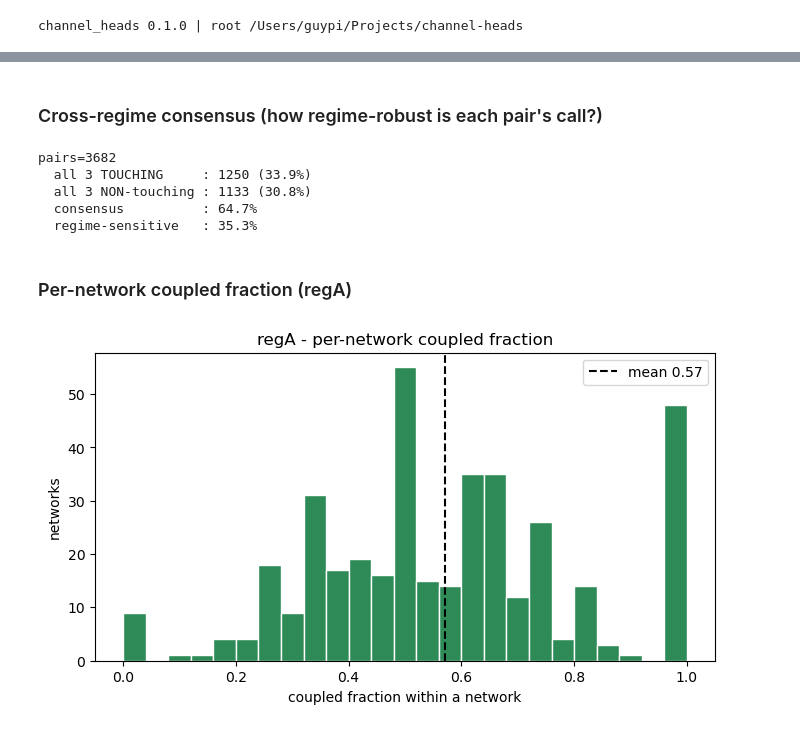
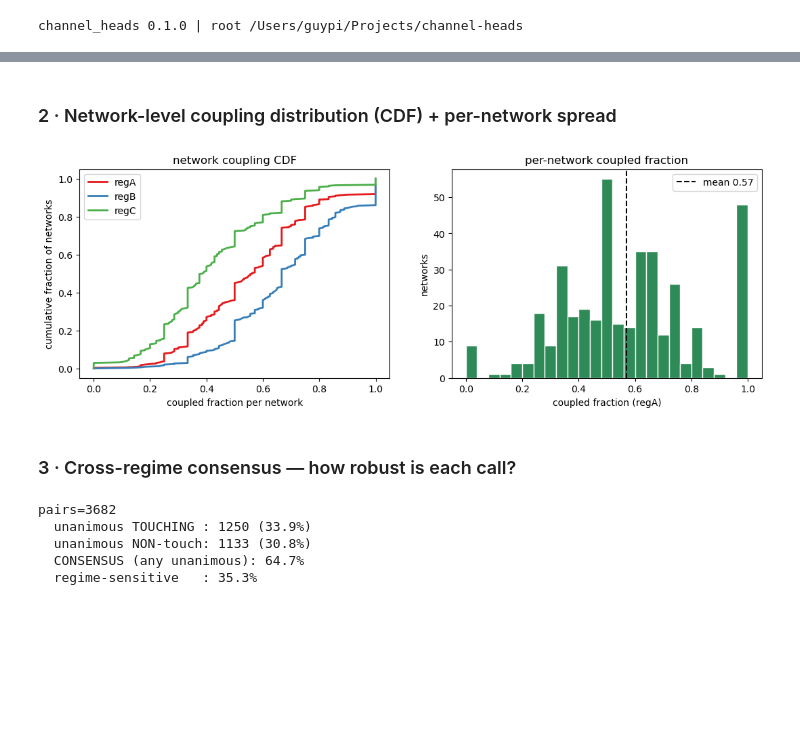
Before and after one commit to GP-Geo/CH_Project, a Jupyter notebook: notebooks/pipeline/13_scientific_interpretation.ipynb, the cells around one changed output, grey strips where cells are left out. Saved outputs shown, nothing was run; the diff lists cells and outputs as text; code cells hidden in the pictures; blank space fills up the shorter version.

```diff
--- a/notebooks/pipeline/13_scientific_interpretation.ipynb
+++ b/notebooks/pipeline/13_scientific_interpretation.ipynb
@@ -21,14 +22,14 @@ ROOT     = PROJECT_ROOT
 MODELS   = ROOT / 'models'
 MARS_OUT = ROOT / 'data/Mars/model_outputs'
 MARS_IN  = ROOT / 'data/Mars/model_inputs'
+MARS_DIR = ROOT / 'data/Mars'
 REGIMES_ = ['regA', 'regB', 'regC']
-# Frozen model features (5 dimensionless) + operating thresholds (Stage 9).
+RC = {'regA': '#e41a1c', 'regB': '#377eb8', 'regC': '#4daf4a'}
 MODEL_FEATURES = ['orientation_diff_deg','headhead_dist_norm','apex_angle_deg',
                   'strahler_order_diff','proximity_profile_norm']
 OP_THR = {'regA': 0.756326, 'regB': 0.779264, 'regC': 0.759369}
+def _abs(p):
+    p = Path(p); return p if p.is_absolute() else ROOT / p
 print('channel_heads', ch.__version__, '| root', ROOT)
 # %% [output]
 channel_heads 0.1.0 | root /Users/guypi/Projects/channel-heads
-# %%
-p = MARS_OUT / 'mars_regime_interpretation.csv'
-display(pd.read_csv(p) if p.exists() else pd.DataFrame())
@@ -39,0 +38,20 @@ display(pd.read_csv(p) if p.exists() else pd.DataFrame())
+# %%
+HI = 0.85; MINP = 3
+rows, nets = [], []
+for r in REGIMES_:
+    p = MARS_OUT / f'mars_combined_{r}_predictions.parquet'
+    if not p.exists(): continue
+    d = pd.read_parquet(p).copy()
+    d['pred'] = (d.prob_touching >= OP_THR[r]).astype(int)
+    g = d.groupby('network_id').agg(n=('pred','count'), t=('pred','sum'), mp=('prob_touching','mean')).reset_index()
+    g = g[g.n >= MINP]; g['frac'] = g.t / g.n; g['regime'] = r; nets.append(g)
+    rows.append({'regime': r, 'threshold': OP_THR[r], 'pairs': len(d),
+                 'coupled_%': round(100*d.pred.mean(), 1),
+                 'high_conf>=0.85_%': round(100*(d.prob_touching >= HI).mean(), 1),
+                 'networks': len(g), 'median_network_coupling': round(g.frac.median(), 3),
+                 '%networks_with_coupling': round(100*(g.t > 0).mean(), 1)})
+coupling = pd.DataFrame(rows); allnet = pd.concat(nets, ignore_index=True)
+display(coupling)
+# Earth training base rate for context.
+earth = pd.read_csv(RESULTS_DIR / 'master_dataset_regA.csv').y.mean()
+print(f'Earth training base rate (regA, after 3:1 subsampling): {100*earth:.0f}% touching')
@@ -40,36 +64,38 @@ display(pd.read_csv(p) if p.exists() else pd.DataFrame())
+# %% [markdown]
+### 2 · Network-level coupling distribution (CDF) + per-network spread
+# %%
+fig, ax = plt.subplots(1, 2, figsize=(13, 4))
+for r in REGIMES_:
+    s = allnet[allnet.regime == r].frac.sort_values()
+    if len(s): ax[0].plot(s.values, np.linspace(0, 1, len(s)), color=RC[r], lw=2, label=r)
+ax[0].set_xlabel('coupled fraction per network'); ax[0].set_ylabel('cumulative fraction of networks')
+ax[0].set_title('network coupling CDF'); ax[0].legend()
+d = pd.read_parquet(MARS_OUT / 'mars_combined_regA_predictions.parquet')
+per = d.assign(p=(d.prob_touching >= OP_THR['regA'])).groupby('network_id').p.mean()
+ax[1].hist(per, bins=25, color='seagreen', edgecolor='white'); ax[1].axvline(per.mean(), color='k', ls='--', label=f'mean {per.mean():.2f}')
+ax[1].set_xlabel('coupled fraction (regA)'); ax[1].set_ylabel('networks'); ax[1].set_title('per-network coupled fraction'); ax[1].legend()
+plt.show()
+# %% [output]
+[figure, added]
 # %% [markdown]
-### Cross-regime consensus (how regime-robust is each pair's call?)
+### 3 · Cross-regime consensus — how robust is each call?
 # %%
 base = None
 for r in REGIMES_:
     p = MARS_OUT / f'mars_combined_{r}_predictions.parquet'
     if not p.exists(): continue
     d = pd.read_parquet(p)[['pair_id', 'prob_touching']].copy()
-    d[r] = (d['prob_touching'] >= OP_THR[r]).astype(int)
-    d = d[['pair_id', r]]
+    d[r] = (d.prob_touching >= OP_THR[r]).astype(int); d = d[['pair_id', r]]
     base = d if base is None else base.merge(d, on='pair_id')
-if base is not None:
-    s = base[REGIMES_].sum(axis=1); n = len(base)
-    print(f'pairs={n}')
-    print(f'  all 3 TOUCHING     : {int((s==3).sum())} ({100*(s==3).mean():.1f}%)')
-    print(f'  all 3 NON-touching : {int((s==0).sum())} ({100*(s==0).mean():.1f}%)')
-    print(f'  consensus          : {100*((s==0)|(s==3)).mean():.1f}%')
-    print(f'  regime-sensitive   : {100*((s>0)&(s<3)).mean():.1f}%')
+s = base[REGIMES_].sum(axis=1); n = len(base)
+print(f'pairs={n}')
+print(f'  unanimous TOUCHING : {int((s==3).sum())} ({100*(s==3).mean():.1f}%)')
+print(f'  unanimous NON-touch: {int((s==0).sum())} ({100*(s==0).mean():.1f}%)')
+print(f'  CONSENSUS (any unanimous): {100*((s==0)|(s==3)).mean():.1f}%')
+print(f'  regime-sensitive   : {100*((s>0)&(s<3)).mean():.1f}%')
 # %% [output]
 pairs=3682
-  all 3 TOUCHING     : 1250 (33.9%)
-  all 3 NON-touching : 1133 (30.8%)
-  consensus          : 64.7%
+  unanimous TOUCHING : 1250 (33.9%)
+  unanimous NON-touch: 1133 (30.8%)
+  CONSENSUS (any unanimous): 64.7%
   regime-sensitive   : 35.3%
-# %% [markdown]
-### Per-network coupled fraction (regA)
-# %%
-d = pd.read_parquet(MARS_OUT / 'mars_combined_regA_predictions.parquet')
-per = d.groupby('network_id').pred_touching.mean()
-fig, ax = plt.subplots(figsize=(8, 4))
-ax.hist(per, bins=25, color='seagreen', edgecolor='white')
-ax.axvline(per.mean(), color='k', ls='--', label=f'mean {per.mean():.2f}')
-ax.set_xlabel('coupled fraction within a network'); ax.set_ylabel('networks')
-ax.set_title('regA - per-network coupled fraction'); ax.legend(); plt.show()
-# %% [output]
-[figure, removed]
```
Also changed, not shown: parts of 10 cells of this notebook, 16 other files.
